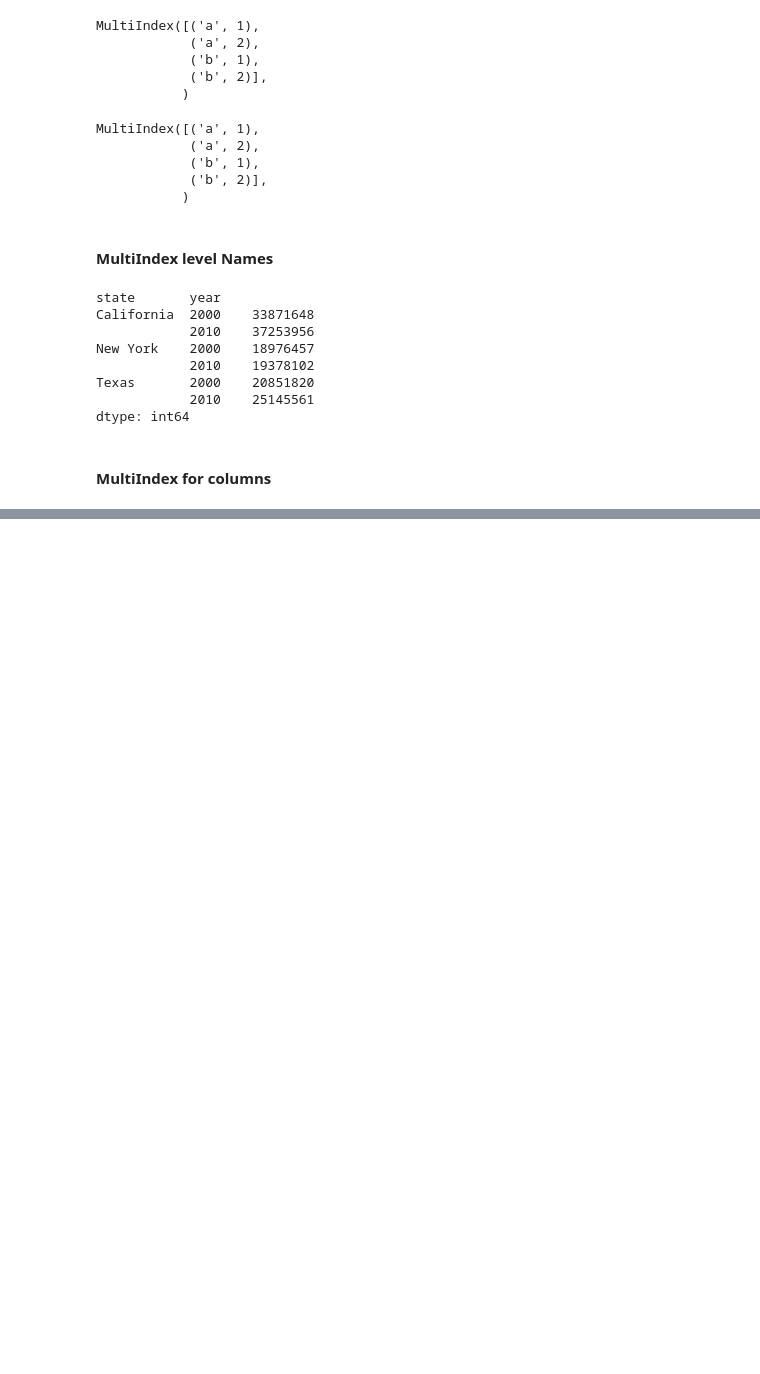
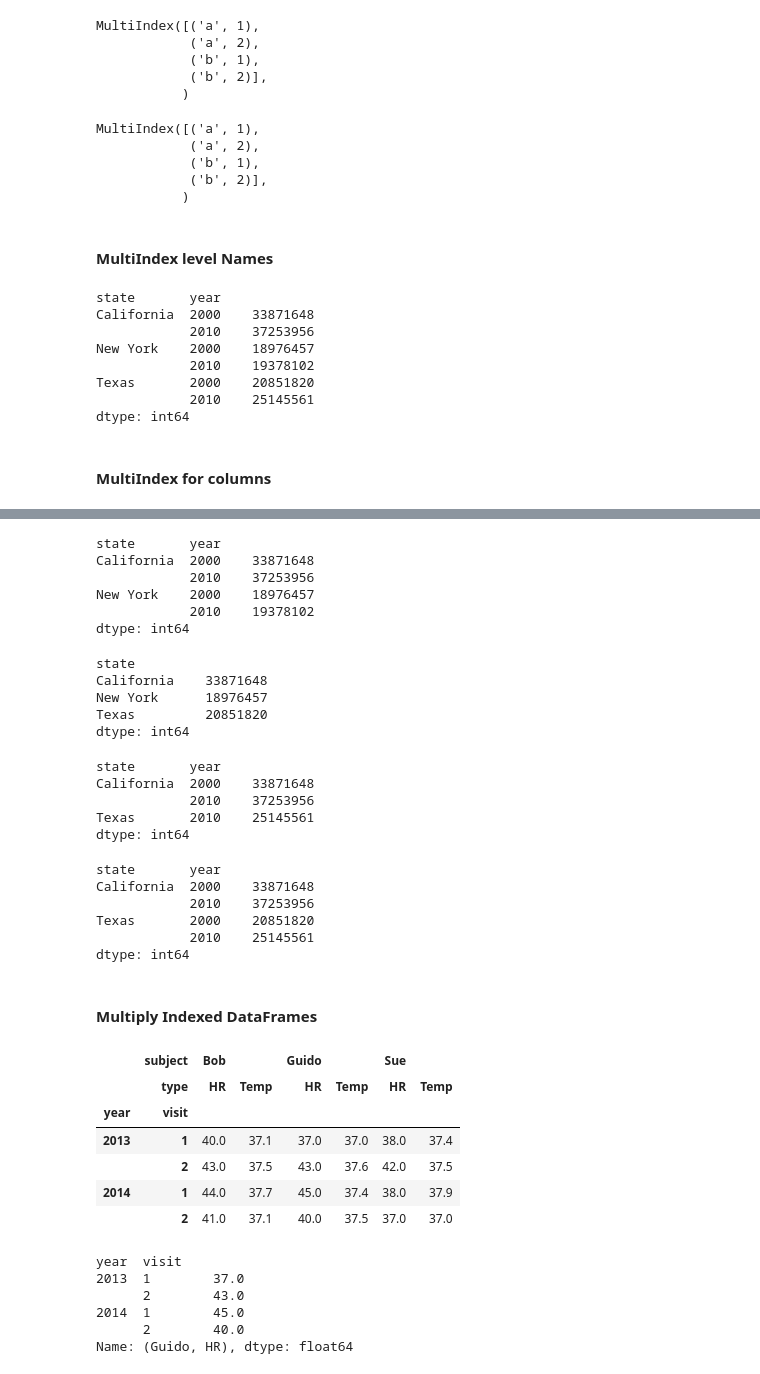
Before and after one commit to awaneeshtiwari1988/learning-python, a Jupyter notebook: pandas-hierarchical-indexing.ipynb, the cells around one changed output, grey strips where cells are left out. Cells and saved outputs as stored; diff of their text form; code cells hidden in the pictures; blank space fills up the shorter version.

Commit message:
Pandas Hierarchical Indexing
Pandas Hierarchical Indexing

```diff
--- a/pandas-hierarchical-indexing.ipynb
+++ b/pandas-hierarchical-indexing.ipynb
@@ -266,0 +300,62 @@ health_data["Guido"]
+# %%
+# As long as MultiIndex is sorted, partial slicing is available.
+pop.loc["California":"New York"]
+# %% [output]
+state       year
+California  2000    33871648
+            2010    37253956
+New York    2000    18976457
+            2010    19378102
+dtype: int64
+# %%
+# With sorted indices, we can perform partial indexing on lower levels by passing an empty slice in the first
+# index:
+pop[:,2000]
+# %% [output]
+state
+California    33871648
+New York      18976457
+Texas         20851820
+dtype: int64
+# %%
+# Selection based on boolean masks:
+pop[pop > 22000000]
+# %% [output]
+state       year
+California  2000    33871648
+            2010    37253956
+Texas       2010    25145561
+dtype: int64
+# %%
+# Seletion based on fancy indexing also works:
+pop[["California", "Texas"]]
+# %% [output]
+state       year
+California  2000    33871648
+            2010    37253956
+Texas       2000    20851820
+            2010    25145561
+dtype: int64
+# %% [markdown]
+<h4>Multiply Indexed DataFrames</h4>
+# %%
+# A multiply indexed dataframe behaves in a similar manner.
+health_data
+# %% [output]
+|  | subject | Bob |  | Guido |  | Sue |  |
+|  | type | HR | Temp | HR | Temp | HR | Temp |
+| year | visit |  |  |  |  |  |  |
+| 2013 | 1 | 40.0 | 37.1 | 37.0 | 37.0 | 38.0 | 37.4 |
+|  | 2 | 43.0 | 37.5 | 43.0 | 37.6 | 42.0 | 37.5 |
+| 2014 | 1 | 44.0 | 37.7 | 45.0 | 37.4 | 38.0 | 37.9 |
+|  | 2 | 41.0 | 37.1 | 40.0 | 37.5 | 37.0 | 37.0 |
+# %%
+# Columns are primary in DataFrame and the syntax used for multiply indexed Series applies to the columns.
+health_data["Guido","HR"]
+# %% [output]
+year  visit
+2013  1        37.0
+      2        43.0
+2014  1        45.0
+      2        40.0
+Name: (Guido, HR), dtype: float64
```
Also changed, not shown: parts of 31 cells of this notebook.
